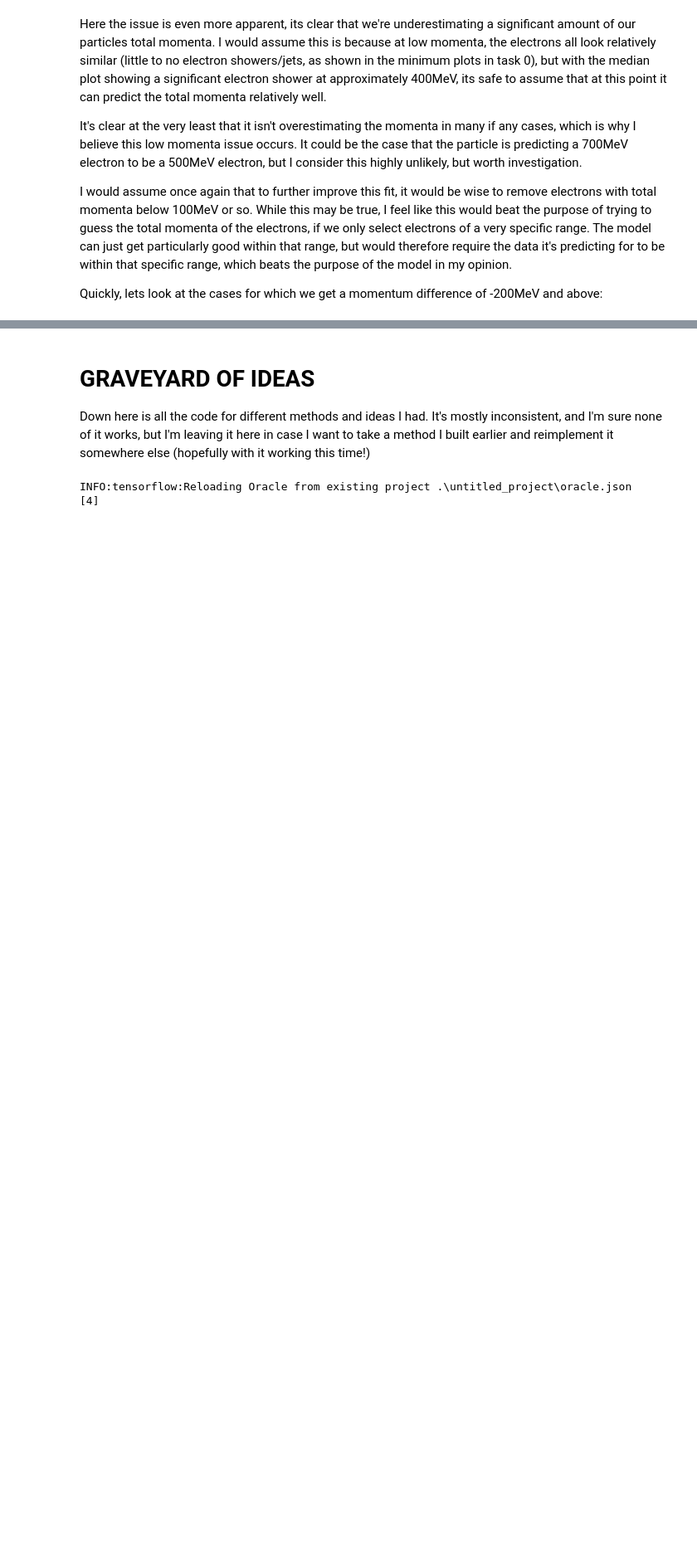
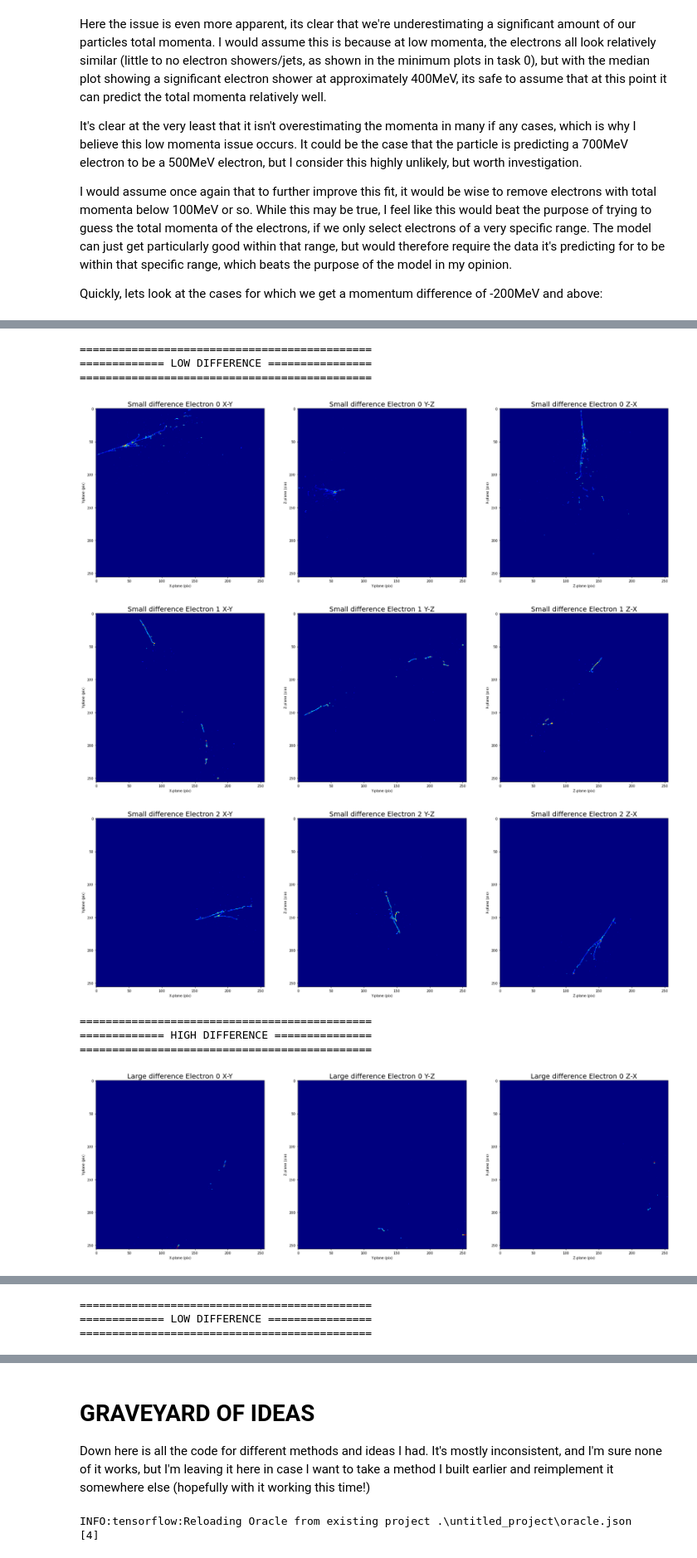
Before and after one commit to CasperMcTavish/DAML, a Jupyter notebook: Project1_ML.ipynb, the cells around one changed output, grey strips where cells are left out. Shown at 83% size. Saved outputs shown, nothing was run; the diff lists cells and outputs as text; code cells hidden in the pictures; blank space fills up the shorter version.

```diff
--- a/Project1_ML.ipynb
+++ b/Project1_ML.ipynb
@@ -2088,0 +2235,27 @@ Next, we'll look at the last part which asks us to apply this model on photons.
+# %%
+# Take the best/worst 3 particles predicted for photon and electron dataset, and then print the particles
+
+def print_best_worst(reg_differences):
+    # Currently formatted oddly, one array element with the full array within, fixed by concatenation
+    cc_reg_dif = np.concatenate(reg_differences)
+
+    # Collect the absolute difference
+    abs_reg_differences = np.abs(cc_reg_dif)
+
+    # Collect the indices for smallest...
+    low = np.argsort(abs_reg_differences)
+    # ...and largest
+    hi = np.argsort(-abs_reg_differences)
+
+    # Printing the smallest and largest differences just for proof of functionality
+    print("Lowest momentum difference: {:.4f}\nHighest momentum difference: {:.4f}".format(float(reg_differences[low[0]]),float(reg_differences[hi[0]])))
+
+    # return best 3
+    return low[:3], hi[:3]
+
+# Collect lowest and highest for electron data and photon data
+print("Electrons:")
+e_low, e_hi = print_best_worst(reg_differences)
+print("")
+print("Photons:")
+ph_low, ph_hi = print_best_worst(ph_reg_differences)
@@ -2088,0 +2316,14 @@ Next, we'll look at the last part which asks us to apply this model on photons.
+# %%
+plot_hi_low(e_low, e_hi, "Electron", e_mom_image_test)
+plot_hi_low(ph_low, ph_hi, "Photon", ph_mom_image_test)
+# %% [output]
+=============================================
+============= LOW DIFFERENCE ================
+=============================================
+[figure, added]
+[figure, added]
+[figure, added]
+=============================================
+============= HIGH DIFFERENCE ===============
+=============================================
+[figure, added]
@@ -2088,0 +2332,3 @@ Next, we'll look at the last part which asks us to apply this model on photons.
+=============================================
+============= LOW DIFFERENCE ================
+=============================================
```
Also changed, not shown: parts of 46 cells of this notebook, 5 other files.
